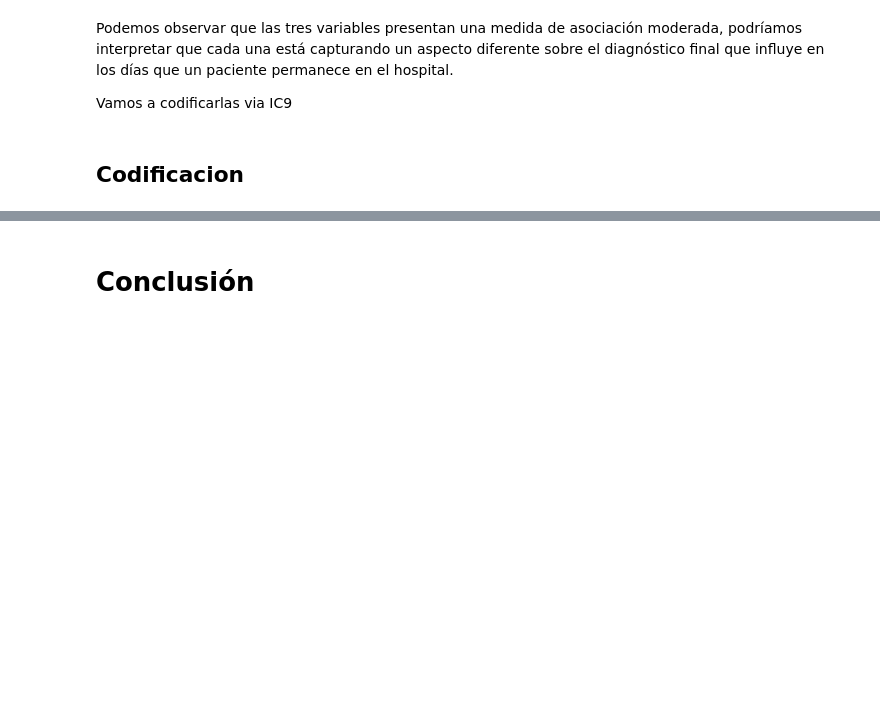
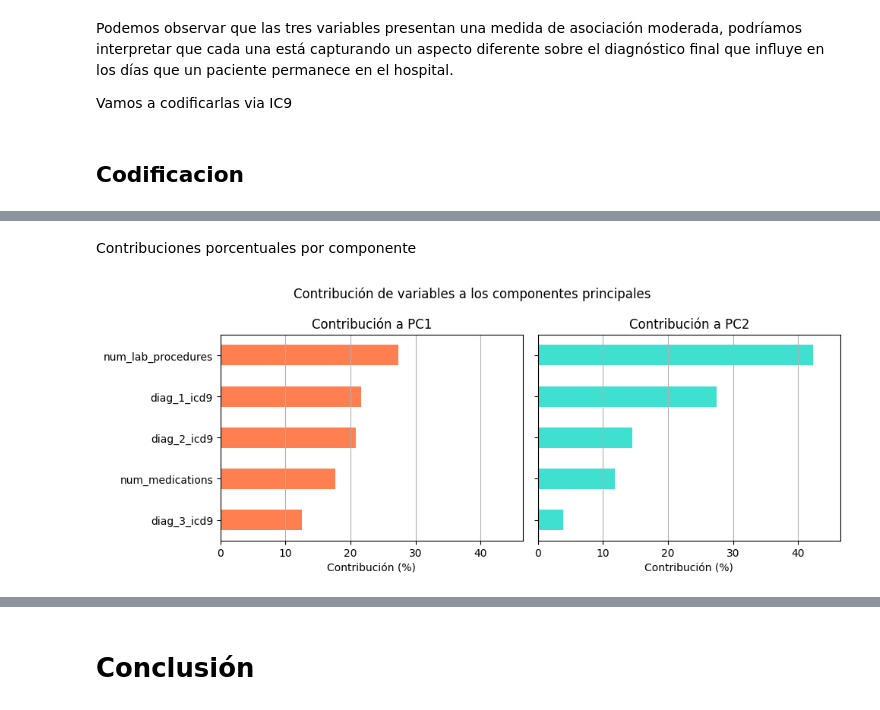
Before and after one commit to masouto94/CEIA_Analisis_de_datos, a Jupyter notebook: trabajo_final/trabajoFinal.ipynb, the cells around one changed output, grey strips where cells are left out. Cells and saved outputs as stored; diff of their text form; code cells hidden in the pictures; blank space fills up the shorter version.

```diff
--- a/trabajo_final/trabajoFinal.ipynb
+++ b/trabajo_final/trabajoFinal.ipynb
@@ -1305,0 +1296,29 @@ X_train_strat
+# %% [markdown]
+Contribuciones porcentuales por componente
+# %%
+contrib = (loadings**2)
+contrib = contrib.div(contrib.sum(axis=0), axis=1) * 100
+
+fig, ax = plt.subplots(1, 2, figsize=(10, 4), sharey=True)
+
+# PC1
+contrib["PC1"].sort_values().plot.barh(ax=ax[0], color='coral')
+ax[0].set_title("Contribución a PC1")
+ax[0].set_xlabel("Contribución (%)")
+ax[0].grid(axis='x')
+
+# PC2
+contrib["PC2"].sort_values().plot.barh(ax=ax[1], color='turquoise')
+ax[1].set_title("Contribución a PC2")
+ax[1].set_xlabel("Contribución (%)")
+ax[1].grid(axis='x')
+
+max_val = contrib[["PC1", "PC2"]].max().max()
+ax[0].set_xlim(0, max_val * 1.1)
+ax[1].set_xlim(0, max_val * 1.1)
+
+plt.suptitle("Contribución de variables a los componentes principales")
+plt.tight_layout()
+plt.show()
+# %% [output]
+[figure, added]
```
Also changed, not shown: parts of 22 cells of this notebook, 1 other file.
